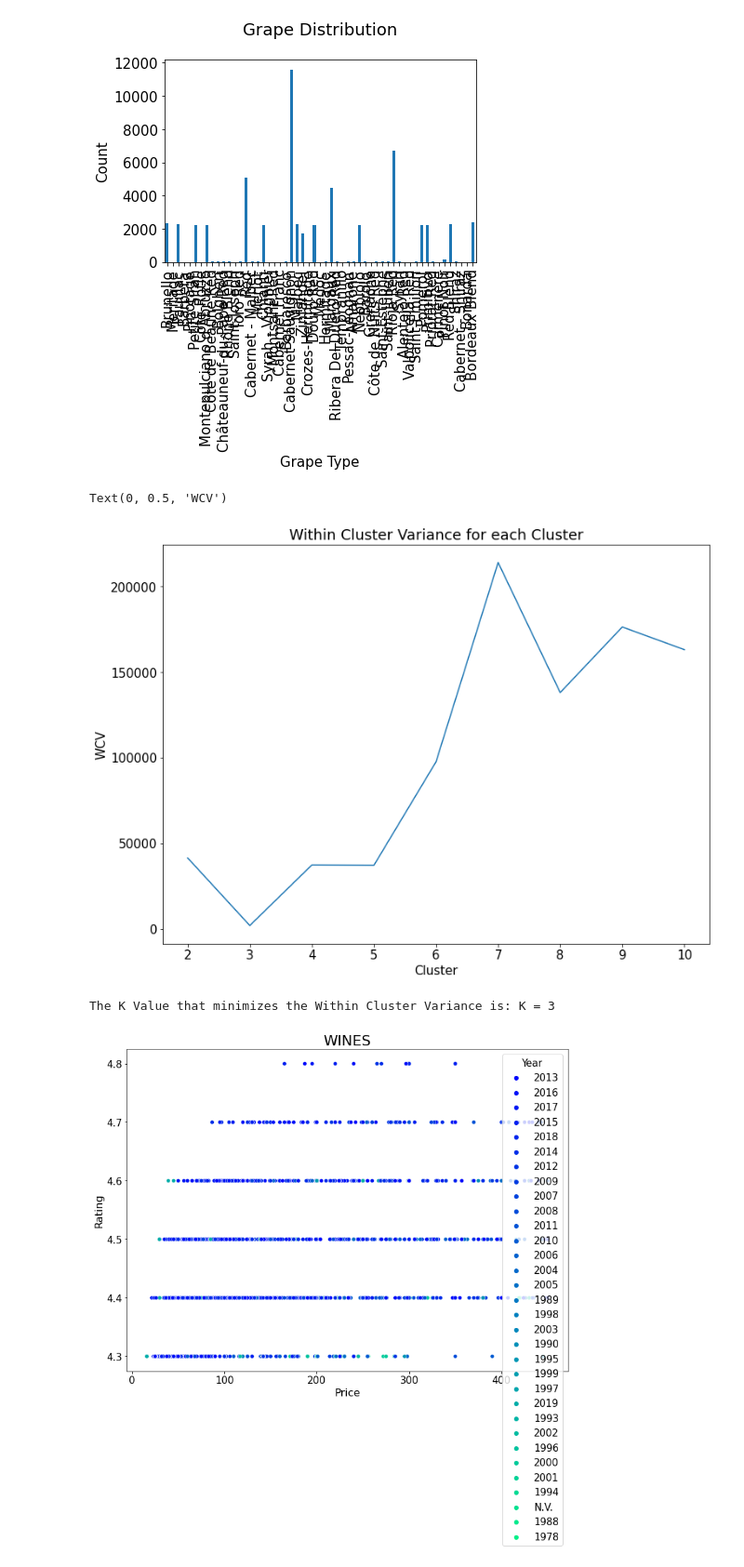
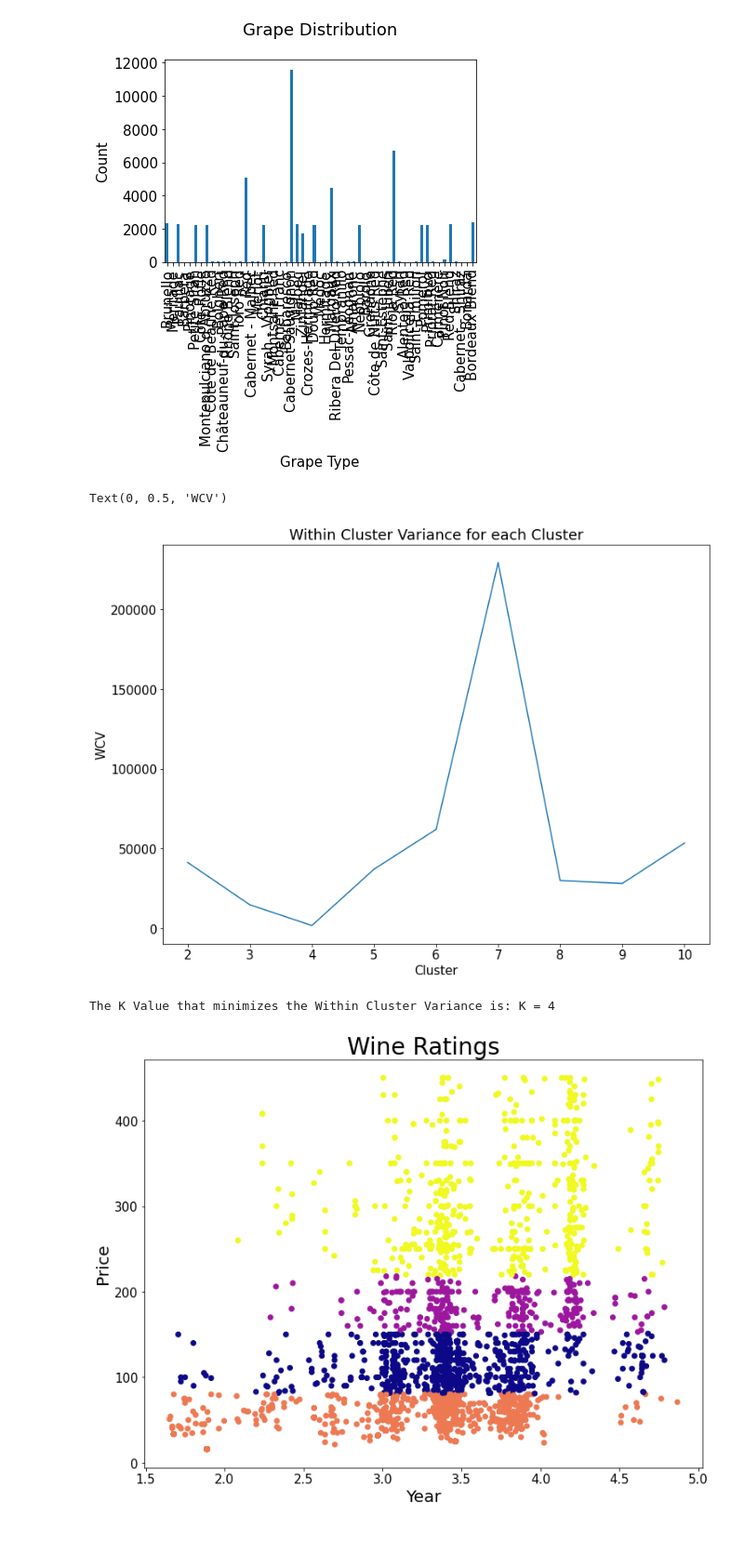
Before and after one commit to dylanw-main/Data_Analytics, a Jupyter notebook: Final_Project_Notebook.ipynb, the cells around one changed output. Shown at 93% size. Saved outputs shown, nothing was run; the diff lists cells and outputs as text; code cells hidden in the pictures; blank space fills up the shorter version.

```diff
--- a/Final_Project_Notebook.ipynb
+++ b/Final_Project_Notebook.ipynb
@@ -155,3 +155,18 @@ df_reds.head()
 | 4 | Realm | Farella Vineyard | 239.95 | 2016 | Cabernet Sauvignon | Coombsville | United States | 4.8 | 3.247900 | 1.583510 | 3.424210 | ... |
 # %% [markdown]
 ## Data Exploration
+# %%
+
+df_reds.drop(df_reds[df_reds['Country'] == 'New Zealand'].index, inplace = True)
+df_reds.drop(df_reds[df_reds['Country'] == 'Chile'].index, inplace = True)
+df_reds.drop(df_reds[df_reds['Country'] == 'Israel'].index, inplace = True)
+df_reds.drop(df_reds[df_reds['Country'] == 'Moldova'].index, inplace = True)
+df_reds.drop(df_reds[df_reds['Country'] == 'Lebanon'].index, inplace = True)
+
+ratings = df_reds[['Rating', 'Grape', 'Country']]
+
+plt.rc("font", size=15)
+ratings.Rating.value_counts(sort=False).plot(kind='bar')
+plt.title('Rating Distribution\n')
+plt.xlabel('Rating')
+plt.ylabel('Count');
@@ -210,23 +223,26 @@ plt.xlabel('Cluster')
 plt.ylabel('WCV')
 # %% [output]
 Text(0, 0.5, 'WCV')
-[figure, old version]
+[figure, new version]
 # %%
 minWCV = min(withinClusterVar)
 indexWCV = withinClusterVar.index(minWCV)
 minCluster = n_clusters[indexWCV]
 print("The K Value that minimizes the Within Cluster Variance is: K =",minCluster)
 # %% [output]
-The K Value that minimizes the Within Cluster Variance is: K = 3
+The K Value that minimizes the Within Cluster Variance is: K = 4
 # %%
 kmeans = KMeans(n_clusters = minCluster, n_init = 10, max_iter = 300).fit(X_test_wine)
 labels = kmeans.labels_
 centroids = kmeans.cluster_centers_
 
+
+
 plt.figure(figsize = (12,9))
-sns.scatterplot(data=df_reds, x="Price", y="Rating", hue="Year", marker = 'o', legend = 'auto', palette = 'winter')
-plt.xlabel('Price', fontsize = '16')
-plt.ylabel('Rating',fontsize = '16')
-plt.title('WINES', fontsize = '22');
+plt.scatter(X_test_wine['Acidity'], X_test_wine['Price'], c = labels, cmap='plasma')
+#sns.scatterplot(data=df_reds, x="Price", y="Country", c = labels, marker = 'o', legend = 'auto', palette = 'plasma_r')
+plt.xlabel('Year', fontsize = '20')
+plt.ylabel('Price',fontsize = '20')
+plt.title('Wine Ratings', fontsize = '28');
 # %% [output]
-[figure, old version]
+[figure, new version]
```
Also changed, not shown: parts of 3 cells of this notebook.
